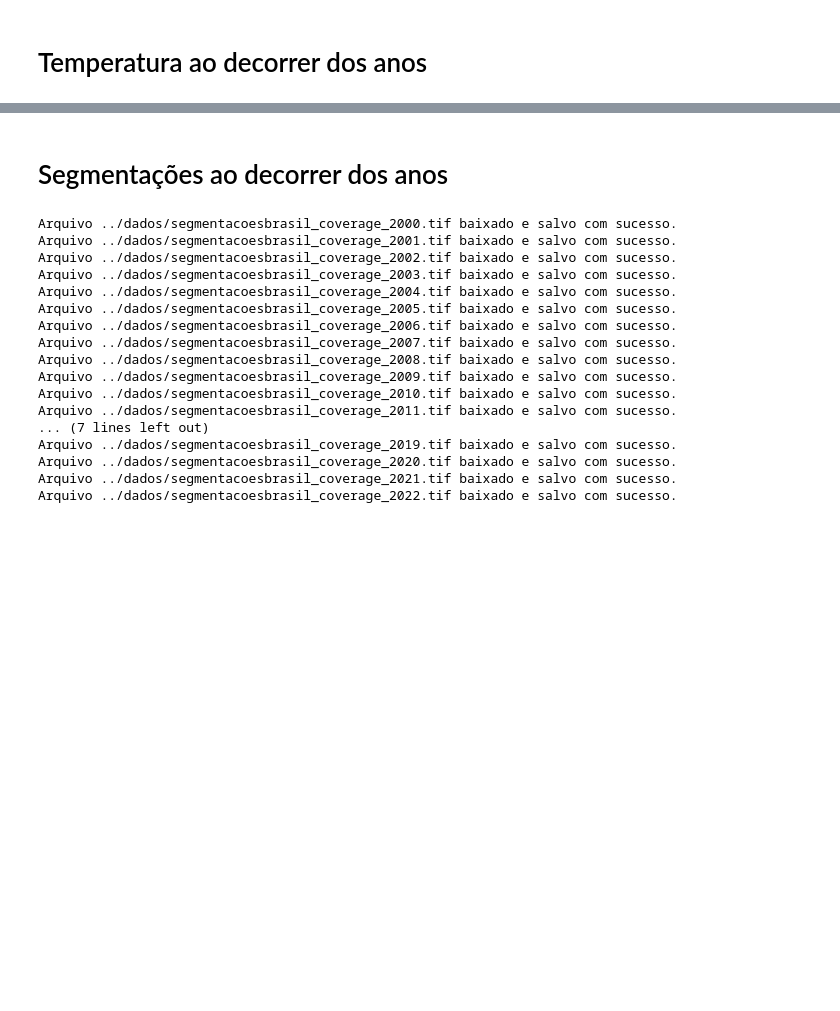
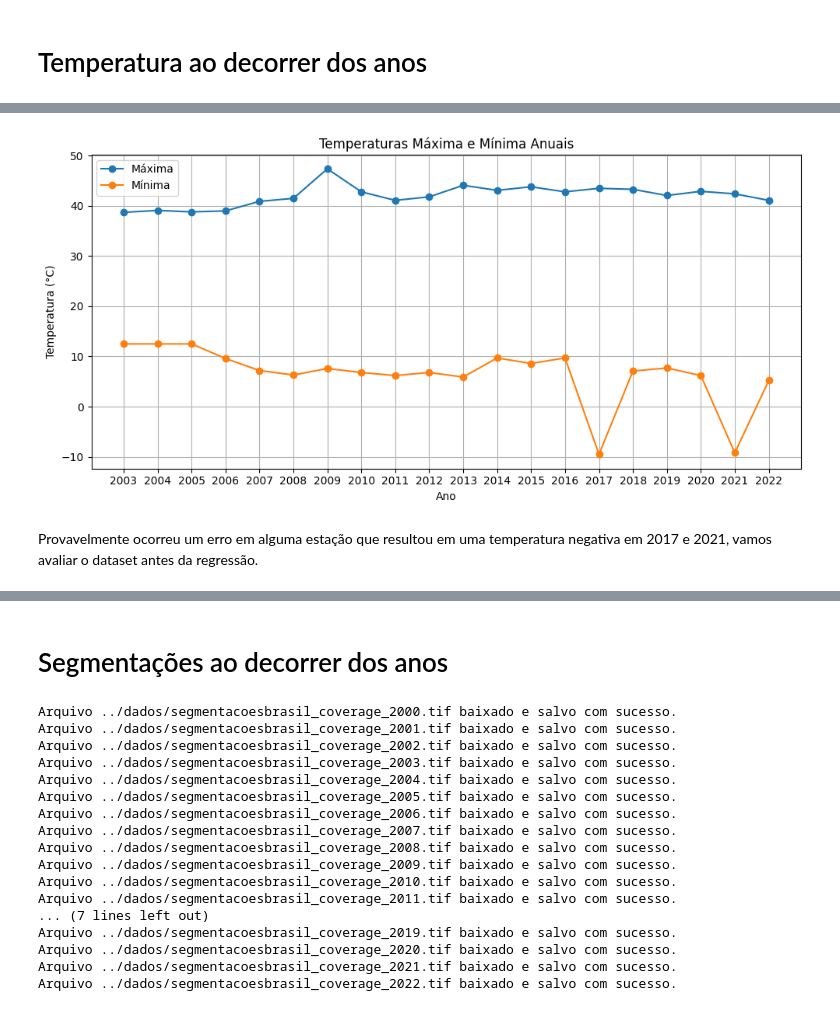
Before and after one commit to ArthurrCr/Projeto_PDI_, a Jupyter notebook: notebooks/primeira_abordagem.ipynb, the cells around one changed output, grey strips where cells are left out. Drawn from its saved outputs; the diff is of its cells as text; code cells hidden in the pictures; blank space fills up the shorter version.

```diff
--- a/notebooks/primeira_abordagem.ipynb
+++ b/notebooks/primeira_abordagem.ipynb
@@ -36,0 +56,28 @@ combined_data.head()
+# %%
+# Novo dataset com as colunas de interesse
+temperaturas = combined_data[['data', 'temperatura_max', 'temperatura_min', 'ano']]
+
+# Agrupar por ano
+temperatura_anual = temperaturas.groupby('ano').agg({
+    'temperatura_max': 'max',
+    'temperatura_min': 'min'
+}).reset_index()
+# %%
+# Visualizar a série temporal
+# Criando o gráfico
+plt.figure(figsize=(10, 5))  # Ajusta o tamanho do gráfico
+plt.plot(temperatura_anual['ano'], temperatura_anual['temperatura_max'], label='Máxima', marker='o')
+plt.plot(temperatura_anual['ano'], temperatura_anual['temperatura_min'], label='Mínima', marker='o')
+
+plt.xlabel('Ano')
+plt.ylabel('Temperatura (°C)')
+plt.title('Temperaturas Máxima e Mínima Anuais')
+plt.xticks(range(2003, 2023))  # Define os ticks do eixo x para cada ano de 2003 a 2022
+plt.legend()
+plt.grid(True)  # Adiciona uma grade para melhor visualização
+plt.tight_layout()  # Ajusta automaticamente os subplots para dar espaço ao conteúdo
+plt.show()
+# %% [output]
+[figure, added]
+# %% [markdown]
+Provavelmente ocorreu um erro em alguma estação que resultou em uma temperatura negativa em 2017 e 2021, vamos avaliar o dataset antes da regressão.
```
Also changed, not shown: parts of 31 cells of this notebook, 4 other files.
